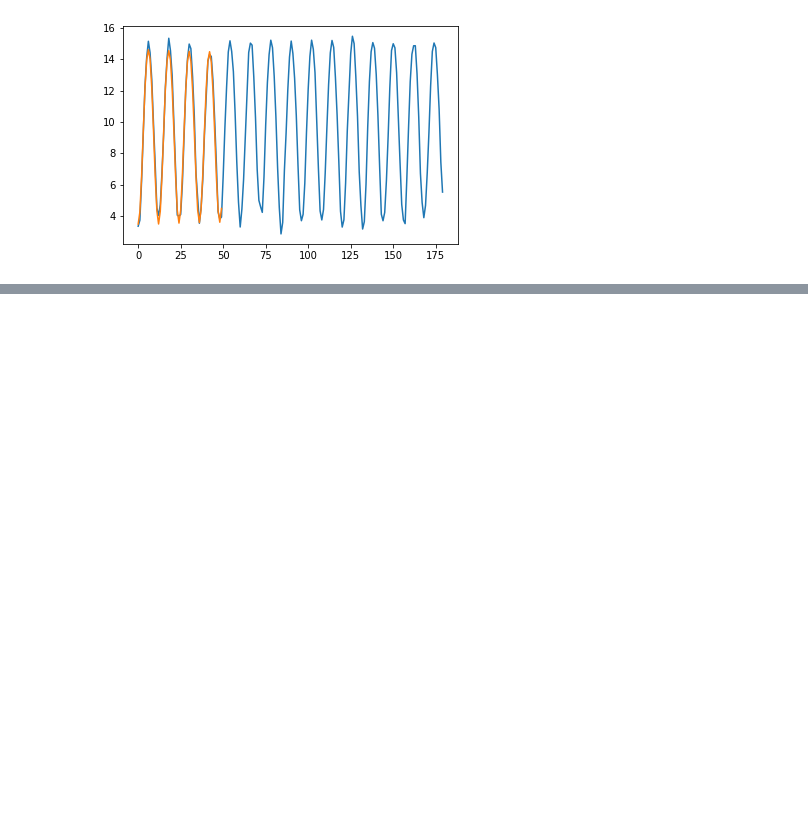
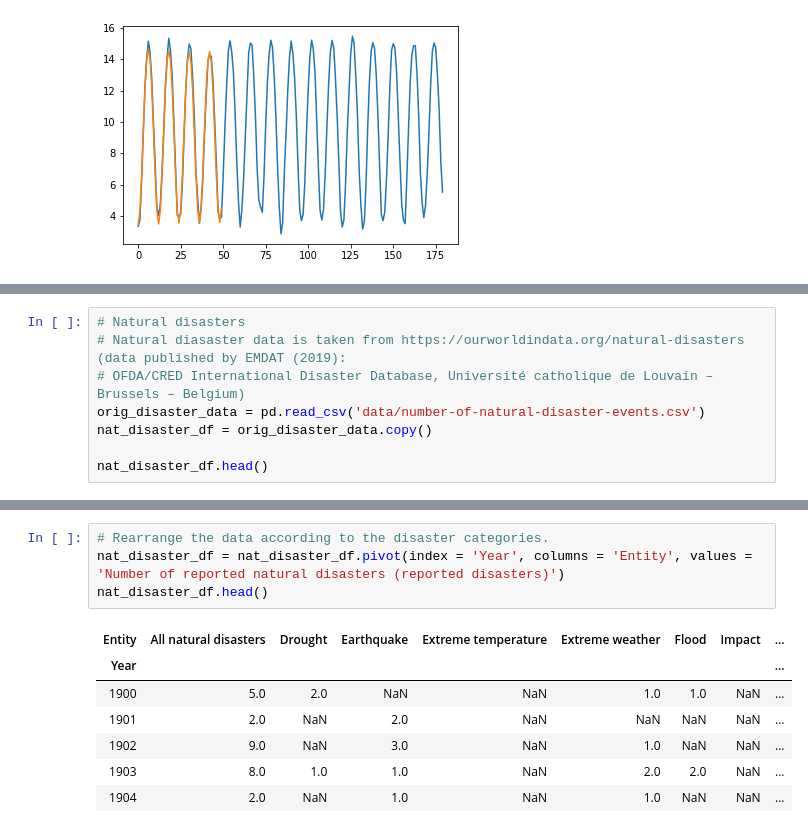
Before and after one commit to santamm/ClimateChange, a Jupyter notebook: Climate_Change_Hackaton.ipynb, the cells around one changed output, grey strips where cells are left out. Cells and saved outputs as stored; diff of their text form; blank space fills up the shorter version.

```diff
--- a/Climate_Change_Hackaton.ipynb
+++ b/Climate_Change_Hackaton.ipynb
@@ -1030,0 +1074,8 @@ plt.show()
+# %%
+# Natural disasters
+# Natural diasaster data is taken from https://ourworldindata.org/natural-disasters (data published by EMDAT (2019):
+# OFDA/CRED International Disaster Database, Université catholique de Louvain – Brussels – Belgium)
+orig_disaster_data = pd.read_csv('data/number-of-natural-disaster-events.csv')
+nat_disaster_df = orig_disaster_data.copy()
+
+nat_disaster_df.head()
@@ -1030,0 +1108,12 @@ plt.show()
+# %%
+# Rearrange the data according to the disaster categories.
+nat_disaster_df = nat_disaster_df.pivot(index = 'Year', columns = 'Entity', values = 'Number of reported natural disasters (reported disasters)')
+nat_disaster_df.head()
+# %% [output]
+| Entity | All natural disasters | Drought | Earthquake | Extreme temperature | Extreme weather | Flood | Impact | ... |
+| Year |  |  |  |  |  |  |  | ... |
+| 1900 | 5.0 | 2.0 | NaN | NaN | 1.0 | 1.0 | NaN | ... |
+| 1901 | 2.0 | NaN | 2.0 | NaN | NaN | NaN | NaN | ... |
+| 1902 | 9.0 | NaN | 3.0 | NaN | 1.0 | NaN | NaN | ... |
+| 1903 | 8.0 | 1.0 | 1.0 | NaN | 2.0 | 2.0 | NaN | ... |
+| 1904 | 2.0 | NaN | 1.0 | NaN | 1.0 | NaN | NaN | ... |
```
Also changed, not shown: parts of 22 cells of this notebook, 2 other files.
